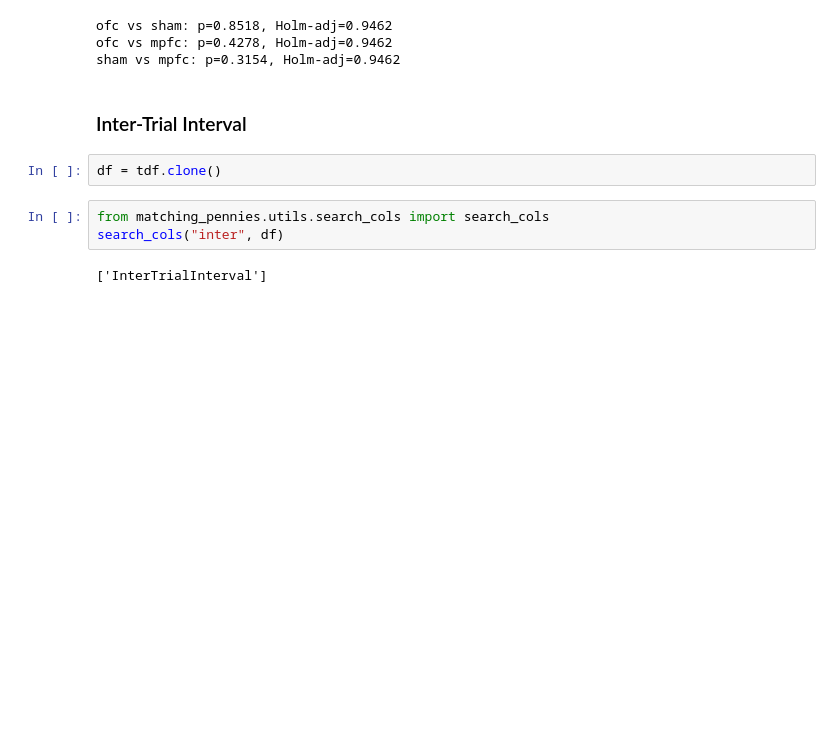
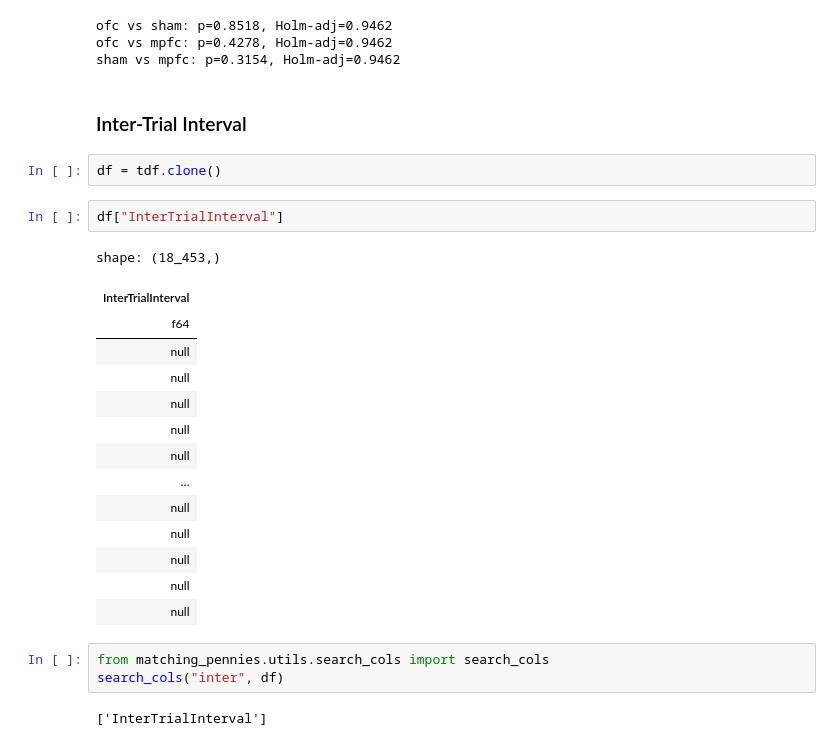
Before and after one commit to BenjoLiving/matching-pennies, a Jupyter notebook: matching_pennies/analysis/experiments/lesion_study_normal.ipynb, the cells around one changed output. Saved outputs shown, nothing was run; the diff lists cells and outputs as text; blank space fills up the shorter version.

```diff
--- a/matching_pennies/analysis/experiments/lesion_study_normal.ipynb
+++ b/matching_pennies/analysis/experiments/lesion_study_normal.ipynb
@@ -785,6 +789,23 @@ sham vs mpfc: p=0.3154, Holm-adj=0.9462
 ### Inter-Trial Interval
 # %%
 df = tdf.clone()
+# %%
+df["InterTrialInterval"]
+# %% [output]
+shape: (18_453,)
+| InterTrialInterval |
+| f64 |
+| null |
+| null |
+| null |
+| null |
+| null |
+| … |
+| null |
+| null |
+| null |
+| null |
+| null |
 # %%
 from matching_pennies.utils.search_cols import search_cols
 search_cols("inter", df)
```
Also changed, not shown: parts of 5 cells of this notebook.
